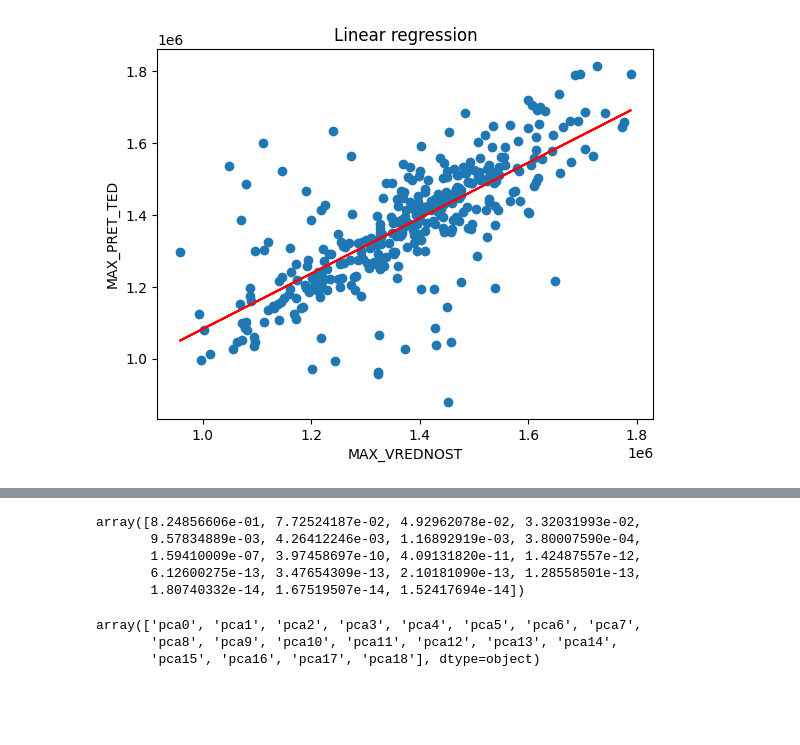
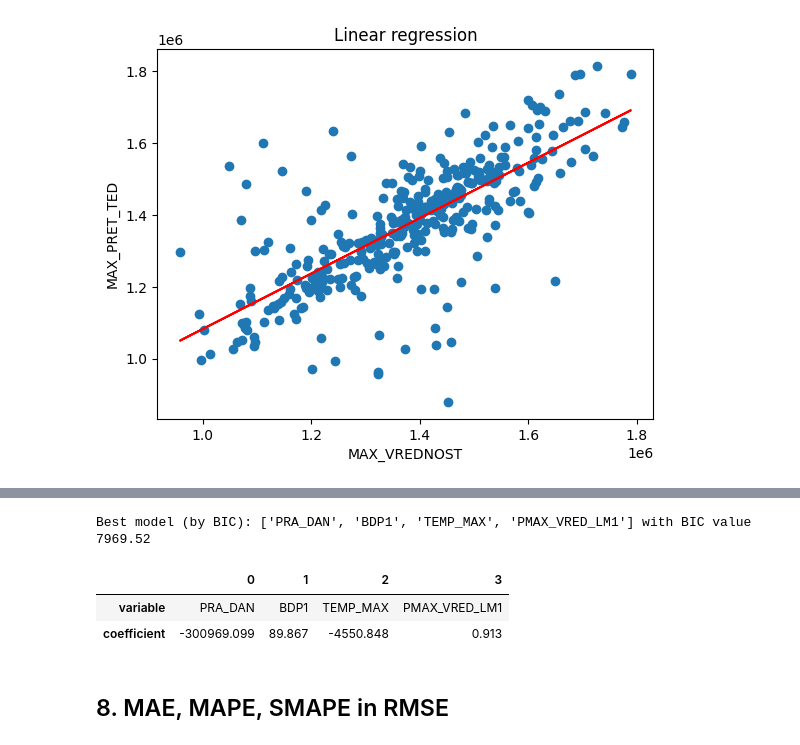
Before and after one commit to jakobudovic/PythonAcademy, a Jupyter notebook: Python academy.ipynb, the cells around one changed output, grey strips where cells are left out. Cells and saved outputs as stored; diff of their text form; code cells hidden in the pictures; blank space fills up the shorter version.

```diff
--- a/Python academy.ipynb
+++ b/Python academy.ipynb
@@ -120,14 +97,46 @@ px.area(
-# %%
-pca.explained_variance_ratio_
-# %% [output]
-array([8.24856606e-01, 7.72524187e-02, 4.92962078e-02, 3.32031993e-02,
-       9.57834889e-03, 4.26412246e-03, 1.16892919e-03, 3.80007590e-04,
-       1.59410009e-07, 3.97458697e-10, 4.09131820e-11, 1.42487557e-12,
-       6.12600275e-13, 3.47654309e-13, 2.10181090e-13, 1.28558501e-13,
-       1.80740332e-14, 1.67519507e-14, 1.52417694e-14])
-# %%
-pca.get_feature_names_out(X.columns)
-# %% [output]
-array(['pca0', 'pca1', 'pca2', 'pca3', 'pca4', 'pca5', 'pca6', 'pca7',
-       'pca8', 'pca9', 'pca10', 'pca11', 'pca12', 'pca13', 'pca14',
-       'pca15', 'pca16', 'pca17', 'pca18'], dtype=object)
+# %%
+# Checks all possibilites for model parameters up to 4 variables
+# Total combinations: 2^4 - 1 = 18
+from itertools import combinations
+
+# define candidate models
+variables = X.columns
+models = []
+max_variables = 4 # Hardcode number of variables tested
+for i in range(1, max_variables + 1):
+    combos = combinations(variables, i)
+    for combo in combos:
+        models.append(list(combo))
+
+bic_values = []
+for model in models:
+    X_subset = X[model]
+    reg = LinearRegression().fit(X_subset, Y)
+    rss = np.sum((Y - reg.predict(X_subset))**2)
+    num_examples = len(Y) # + 1.e-10
+    num_params = len(model) + 1 # add 1 for the intercept term
+    bic = num_examples * np.log(rss/n) + num_params * np.log(n)
+    bic_values.append(bic)
+# %%
+best_model_idx = np.argmin(bic_values)
+best_model = models[best_model_idx]
+print(f"Best model (by BIC): {best_model} with BIC value {bic_values[best_model_idx]:.2f}")
+# %% [output]
+Best model (by BIC): ['PRA_DAN', 'BDP1', 'TEMP_MAX', 'PMAX_VRED_LM1'] with BIC value 7969.52
+# %%
+# Retrain linear regressor again with the best model to get coefficients
+linear_regressor = LinearRegression()
+linear_regressor.fit(X[best_model], Y)
+Y_pred = linear_regressor.predict(X[best_model])
+coefficients = np.round(linear_regressor.coef_, 3) # round coefficients
+
+result_tuples = list(zip(best_model, coefficients)) # Zip coefficients with names
+result_tuple = pd.DataFrame(result_tuples, columns=["variable", "coefficient"]).T
+result_tuple.to_csv('out/Rezultat.csv', index=False, header=False) # Write result to CSV
+result_tuple
+# %% [output]
+|  | 0 | 1 | 2 | 3 |
+| variable | PRA_DAN | BDP1 | TEMP_MAX | PMAX_VRED_LM1 |
+| coefficient | -300969.099 | 89.867 | -4550.848 | 0.913 |
+# %% [markdown]
+## 8. MAE, MAPE, SMAPE in RMSE
```
Also changed, not shown: parts of 13 cells of this notebook.
